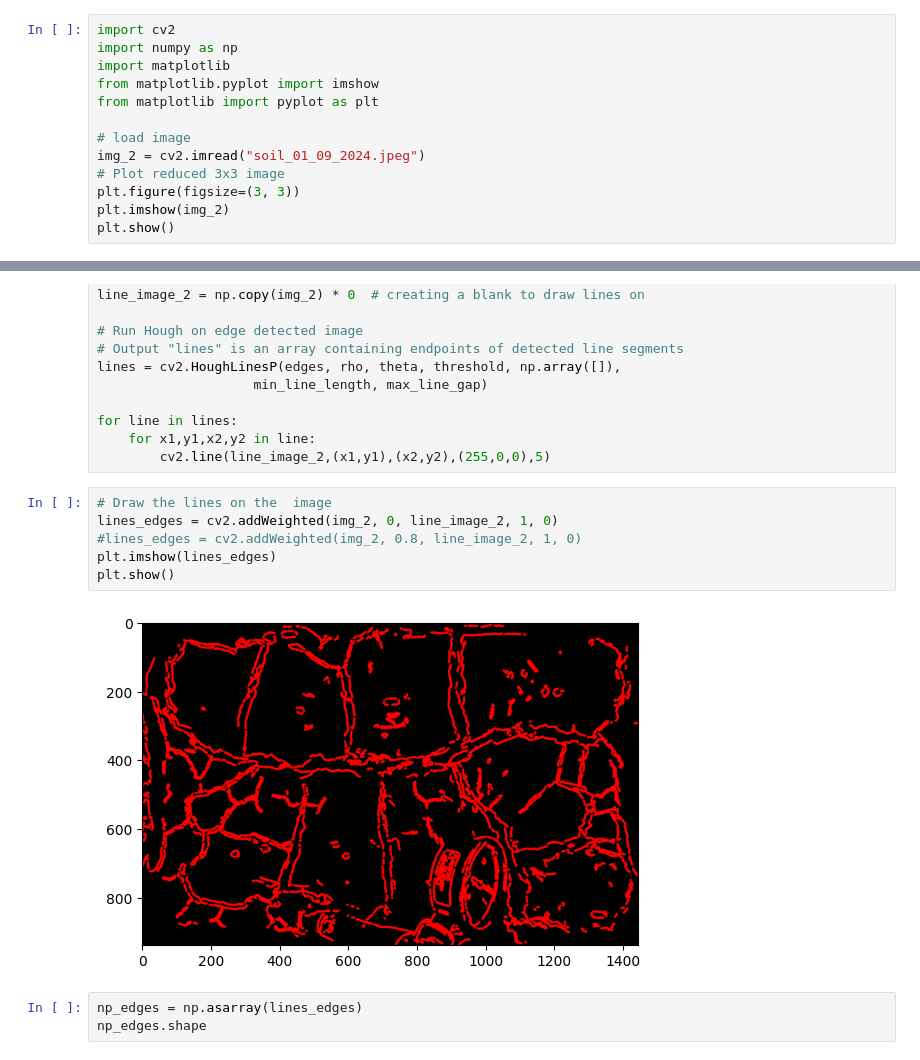
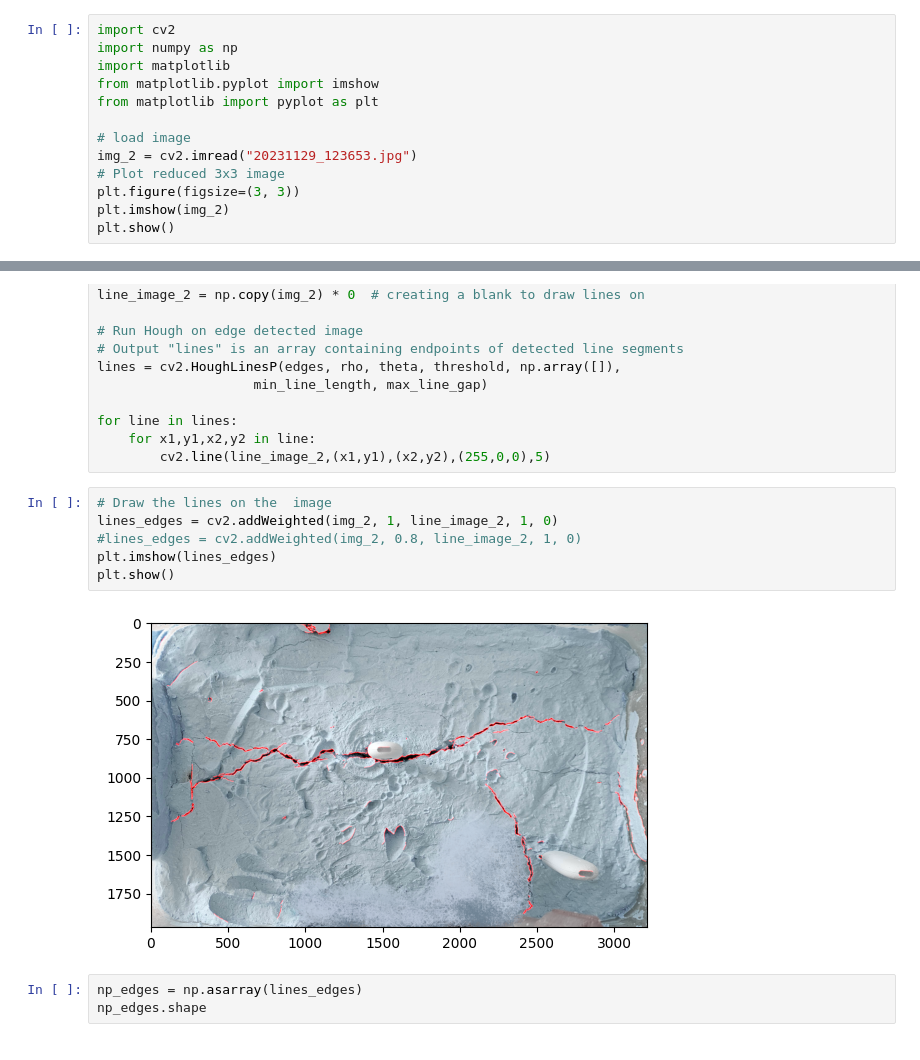
Before and after one commit to eadelgadillom/Projects_Private, a Jupyter notebook: image_processing_.ipynb, the cells around one changed output, grey strips where cells are left out. Saved outputs shown, nothing was run; the diff lists cells and outputs as text.

```diff
--- a/image_processing_.ipynb
+++ b/image_processing_.ipynb
@@ -63,7 +75,7 @@ from matplotlib.pyplot import imshow
 from matplotlib import pyplot as plt
 
 # load image
-img_2 = cv2.imread("soil_01_09_2024.jpeg")
+img_2 = cv2.imread("20231129_123653.jpg")
 # Plot reduced 3x3 image
 plt.figure(figsize=(3, 3))
 plt.imshow(img_2)
@@ -100,12 +112,12 @@ for line in lines:
         cv2.line(line_image_2,(x1,y1),(x2,y2),(255,0,0),5)
 # %%
 # Draw the lines on the  image
-lines_edges = cv2.addWeighted(img_2, 0, line_image_2, 1, 0)
+lines_edges = cv2.addWeighted(img_2, 1, line_image_2, 1, 0)
 #lines_edges = cv2.addWeighted(img_2, 0.8, line_image_2, 1, 0)
 plt.imshow(lines_edges)
 plt.show()
 # %% [output]
-[figure, old version]
+[figure, new version]
 # %%
 np_edges = np.asarray(lines_edges)
 np_edges.shape
```
Also changed, not shown: parts of 9 cells of this notebook.
